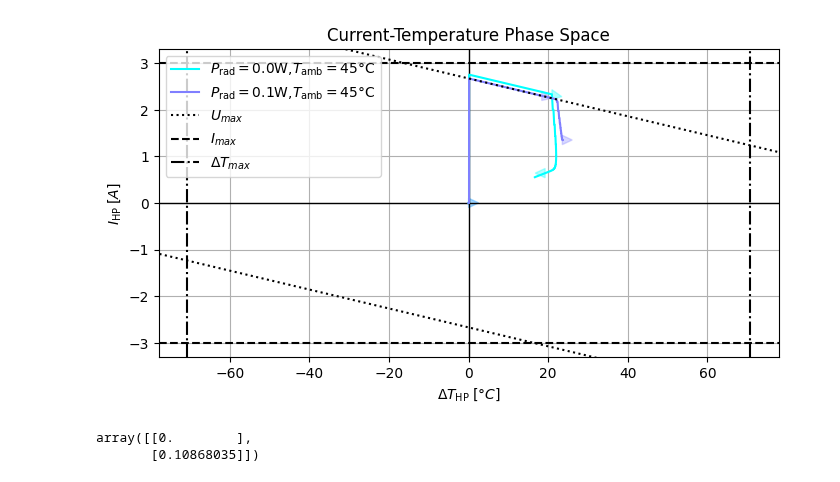
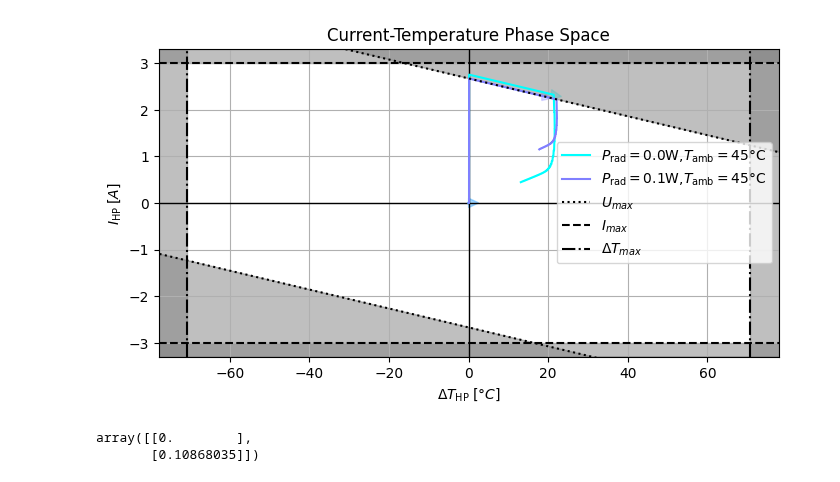
Before and after one commit to Jackmastro/Semester_Project, a Jupyter notebook: notebooks/main_simulation.ipynb, the cells around one changed output. Drawn from its saved outputs; the diff is of its cells as text; code cells hidden in the pictures.

```diff
--- a/notebooks/main_simulation.ipynb
+++ b/notebooks/main_simulation.ipynb
@@ -220,36 +221,50 @@ plt.axvline(x=0, lw=1, color='black', label='_nolegend_')
 for sim_id, group in all_results_df.groupby(level='id_sim'):
     # Compute x and y values for this trajectory
     x_sim = group["T_bot"].to_numpy() - group["T_top"].to_numpy()
     y_sim = group["I_HP"].to_numpy()
 
     # Plot each trajectory
     traj_color = colormap(sim_id / (num_traj_1 * num_traj_2))
     plt.plot(x_sim, y_sim, label=leg_titles[sim_id], color=traj_color)
     for i in range(0, len(x_sim) - arrow_step, arrow_step):
         plt.arrow(
             x_sim[i], y_sim[i],
             x_sim[i + 1] - x_sim[i], y_sim[i + 1] - y_sim[i],
             head_width=0.2, head_length=2.5, fc=traj_color, ec=traj_color, alpha=0.3
         )
 
-plt.plot(x_vec, y_vec_min, color='black', linestyle=':', label=r'$U_{max}$')
-plt.plot(x_vec, y_vec_max, color='black', linestyle=':')
+x_lim_max = model.DeltaT_max * 1.1
+y_lim_max = model.I_HP_max * 1.1
+
+plt.plot(x_vec, y_vec_max, color='black', linestyle=':', label=r'$U_{max}$')
+plt.fill_between(x_vec, y_vec_max, y_lim_max, color='gray', alpha=0.5)
+
+plt.plot(x_vec, y_vec_min, color='black', linestyle=':')
+plt.fill_between(x_vec, y_vec_min, -y_lim_max, color='gray', alpha=0.5)
+
 plt.axhline(y=model.I_HP_max, color='black', linestyle='--', label=r'$I_{max}$')
+plt.fill_between(x_vec, model.I_HP_max, y_lim_max, color='gray', alpha=0.5)
+
 plt.axhline(y=-model.I_HP_max, color='black', linestyle='--')
+plt.fill_between(x_vec, -model.I_HP_max, -y_lim_max, color='gray', alpha=0.5)
+
 plt.axvline(x=model.DeltaT_max, color='black', linestyle='-.', label=r'$\Delta T_{max}$')
+plt.fill_betweenx([-y_lim_max, y_lim_max], model.DeltaT_max, x_lim_max, color='gray', alpha=0.5)
+
 plt.axvline(x=-model.DeltaT_max, color='black', linestyle='-.')
+plt.fill_betweenx([-y_lim_max, y_lim_max], -model.DeltaT_max, -x_lim_max, color='gray', alpha=0.5)
 
 # Configure plot
 plt.xlim(-model.DeltaT_max * 1.1, model.DeltaT_max * 1.1)
 plt.ylim(-model.I_HP_max * 1.1, model.I_HP_max * 1.1)
 plt.xlabel(r'$\Delta T_\mathrm{HP} \; [°C]$')
 plt.ylabel(r'$I_\mathrm{HP} \; [A]$')
 plt.title('Current-Temperature Phase Space')
 plt.legend()
 plt.grid()
 plt.show()
 # %% [output]
-[figure, old version]
+[figure, new version]
 # %%
 Delta_T_vec = T_cell_ref - T_amb_vec
 
```
Also changed, not shown: parts of 1 cell of this notebook, 4 other files.
